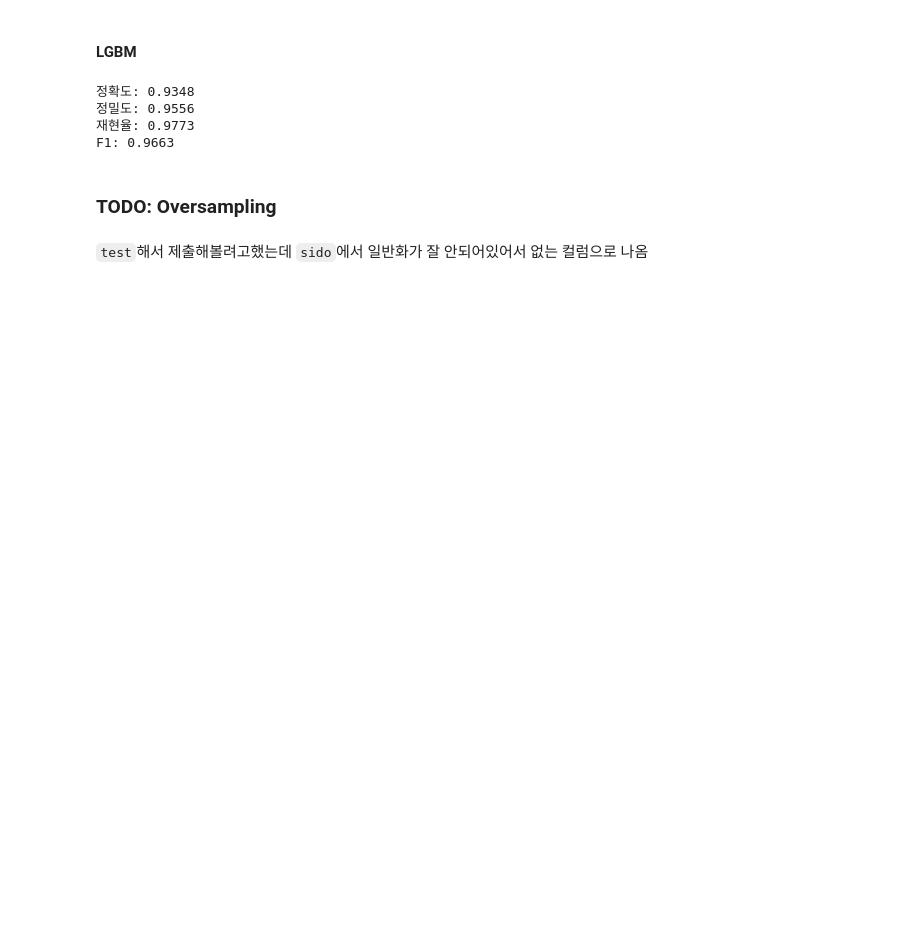
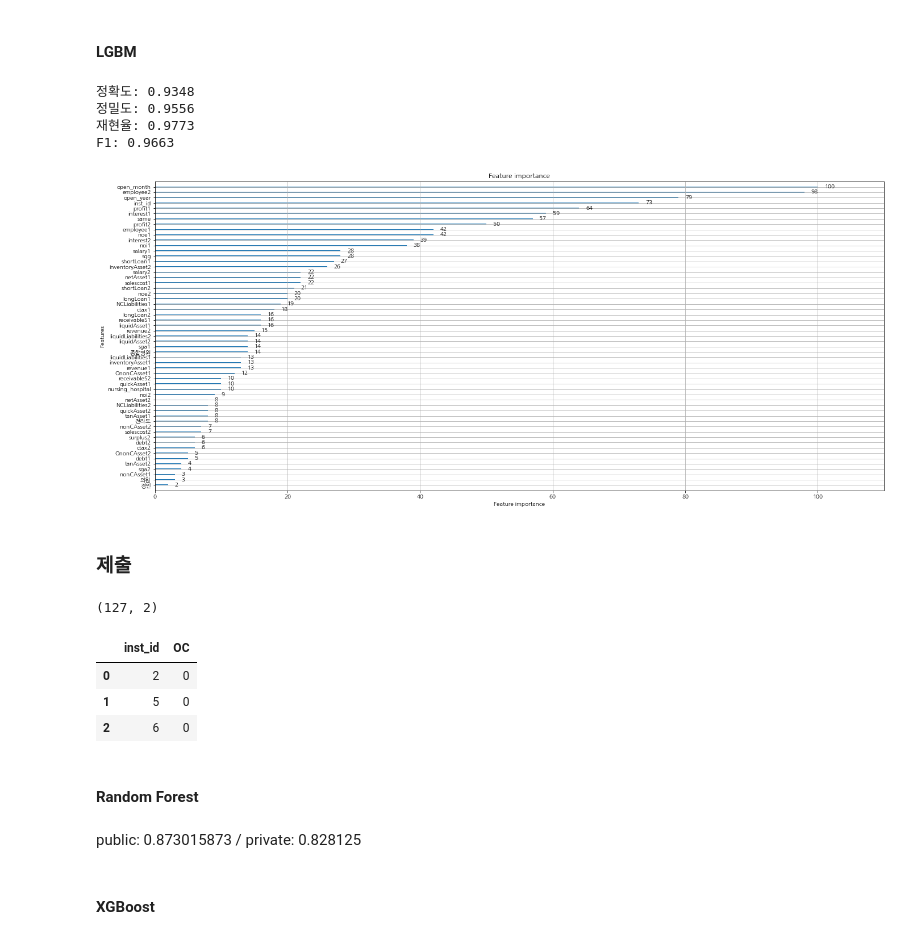
Before and after one commit to nuyhc/Struggles, a Jupyter notebook: Hospital Opening_Closing Classification Forecast/hospital_open_close_prediction_forecast_base_model.ipynb, the cells around one changed output. Drawn from its saved outputs; the diff is of its cells as text; code cells hidden in the pictures; blank space fills up the shorter version.

```diff
--- a/Hospital Opening_Closing Classification Forecast/hospital_open_close_prediction_forecast_base_model.ipynb
+++ b/Hospital Opening_Closing Classification Forecast/hospital_open_close_prediction_forecast_base_model.ipynb
@@ -136,7 +158,23 @@ eval_CM(y_valid, pred_lgbm, 1)
 정밀도: 0.9556
 재현율: 0.9773
 F1: 0.9663
-# %% [markdown]
-### TODO: Oversampling
-# %% [markdown]
-`test`해서 제출해볼려고했는데 `sido`에서 일반화가 잘 안되어있어서 없는 컬럼으로 나옴
+# %%
+_ = lgbm.plot_importance(clf_lgbm, figsize=(23, 10))
+# %% [output]
+[figure, added]
+# %% [markdown]
+### 제출
+# %%
+sub = pd.read_csv("data/submission_sample.csv")
+sub.shape
+# %% [output]
+(127, 2)
+# %%
+sub.head(3)
+# %% [output]
+|  | inst_id | OC |
+| 0 | 2 | 0 |
+| 1 | 5 | 0 |
+| 2 | 6 | 0 |
+# %% [markdown]
+#### Random Forest
@@ -142,0 +184,4 @@ F1: 0.9663
+# %% [markdown]
+public: 0.873015873 / private: 0.828125
+# %% [markdown]
+#### XGBoost
```
Also changed, not shown: parts of 17 cells of this notebook.
